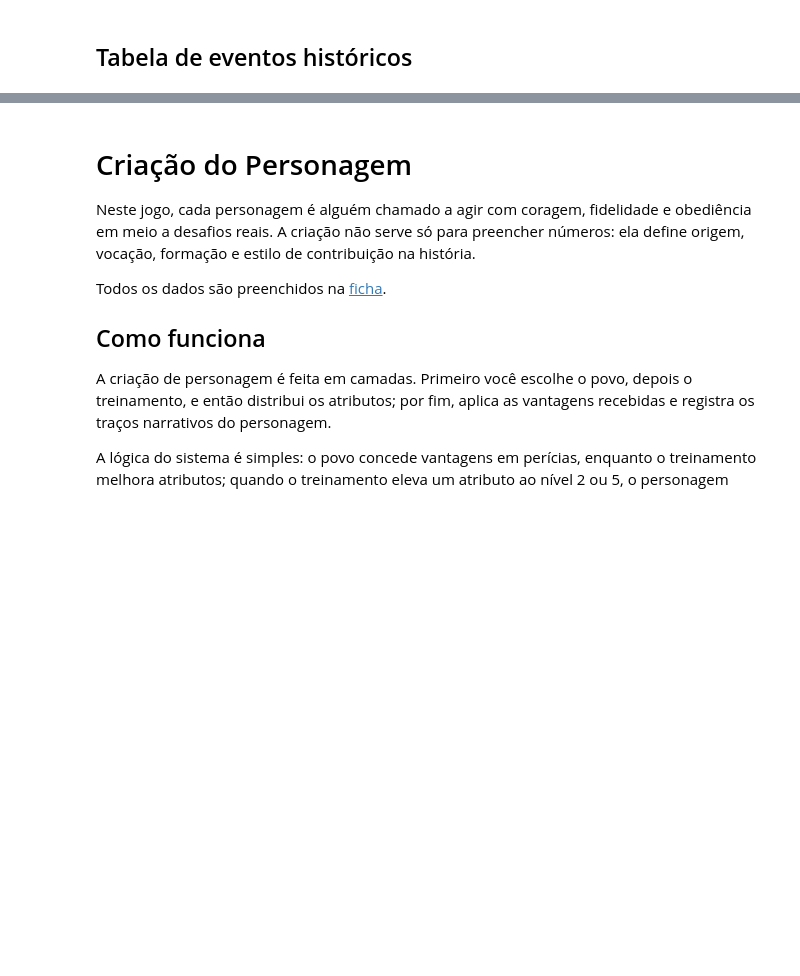
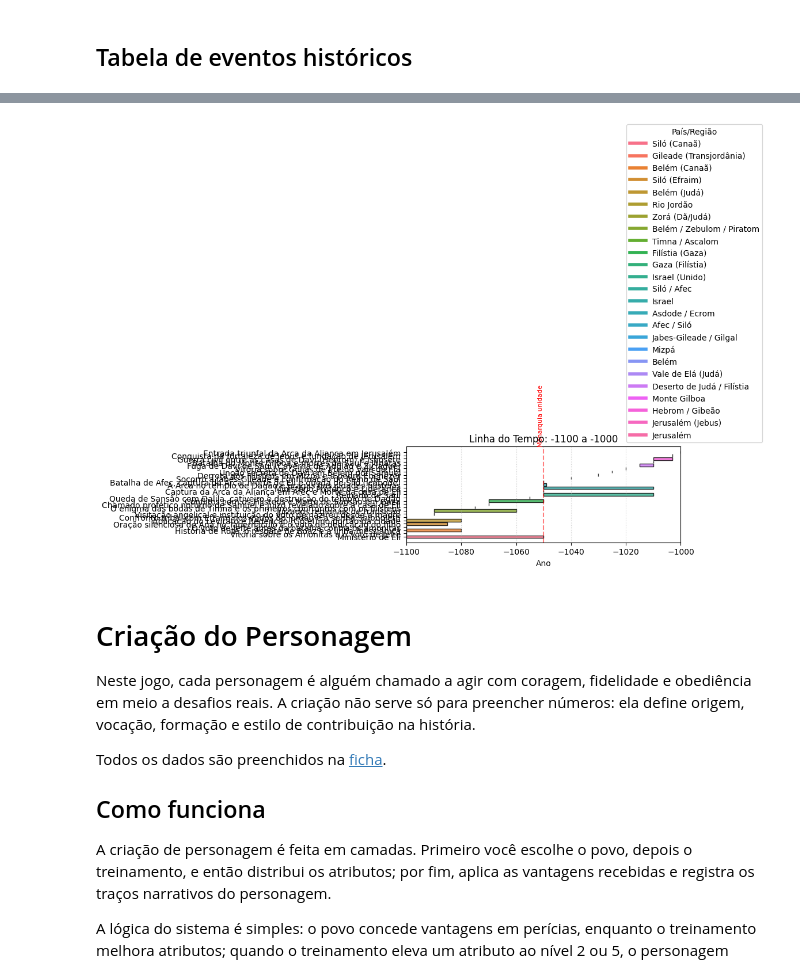
Before and after one commit to Mateus-cpa/estudos_b-blicos, a Jupyter notebook: rpg/rpg_biblico.ipynb, the cells around one changed output, grey strips where cells are left out. Drawn from its saved outputs; the diff is of its cells as text; code cells hidden in the pictures; blank space fills up the shorter version.

Commit message:
:sparkles: feat: gráfico de Gantt ajustado

```diff
--- a/rpg/rpg_biblico.ipynb
+++ b/rpg/rpg_biblico.ipynb
@@ -328,3 +361,62 @@ dtype: object
+# %%
+import matplotlib.pyplot as plt
+import seaborn as sns
+
+# 1. Ordenar os dados pelo Ano de Início
+cronologia_filtrada = cronologia_filtrada.sort_values(by='Ano Início', ascending=True)
+
+# Blocos históricos para as linhas verticais
+blocos_historicos = {
+    'Origem da humanidade': -4004,
+    'Patriarcas': -2100,
+    'Egito e opressão': -1650,
+    'Êxodo e deserto': -1446,
+    'Conquista e Juízes': -1406,
+    'Monarquia unidade': -1050,
+    'Reino dividido': -931,
+    'Período de transição persa': -586,
+    'Exílio e retorno': -465,
+    'Domínio Romano': -63,
+    'Ministério de Jesus': 27,
+    'Início da Igreja': 30
+}
+
+plt.figure(figsize=(12, 8))
+
+# 2. Criar o gráfico com cores por País/Região
+# Usamos o seaborn para gerar a paleta de cores automaticamente
+paises = cronologia_filtrada['País/Região'].unique()
+cores_paleta = sns.color_palette("husl", len(paises))
+mapeamento_cores = dict(zip(paises, cores_paleta))
+
+for i, row in cronologia_filtrada.iterrows():
+    cor = mapeamento_cores.get(row['País/Região'], 'gray')
+    # A barra horizontal representa a duração
+    plt.barh(row['Evento'], row['Ano Fim'] - row['Ano Início'],
+             left=row['Ano Início'], color=cor, edgecolor='black', alpha=0.8)
+
+# 3. Adicionar linhas verticais dos blocos históricos que caírem no intervalo
+for nome, ano in blocos_historicos.items():
+    if ano_inicial <= ano <= ano_final:
+        plt.axvline(x=ano, color='red', linestyle='--', alpha=0.5)
+        plt.text(ano, plt.gca().get_ylim()[1], nome, rotation=90,
+                 va='bottom', ha='right', color='red', fontsize=8)
+
+# 4. Configurar limites e legendas
+plt.xlim(ano_inicial, ano_final)
+plt.xlabel('Ano')
+plt.title(f'Linha do Tempo: {ano_inicial} a {ano_final}')
+plt.grid(axis='x', linestyle=':', alpha=0.6)
+
+# Criar uma legenda manual para as cores de País/Região
+from matplotlib.lines import Line2D
+legend_elements = [Line2D([0], [0], color=c, lw=4, label=p) for p, c in mapeamento_cores.items()]
+plt.legend(handles=legend_elements, title="País/Região", bbox_to_anchor=(1.05, 1), loc='lower center')
+
+plt.tight_layout()
+plt.show()
+# %% [output]
+[figure, added]
 # %% [markdown]
 # Criação do Personagem
 
```
Also changed, not shown: parts of 5 cells of this notebook.
